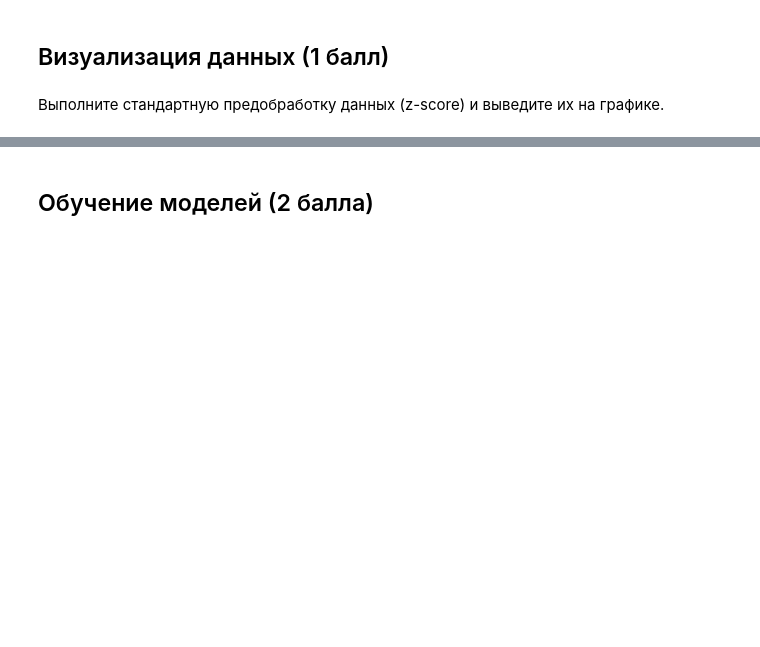
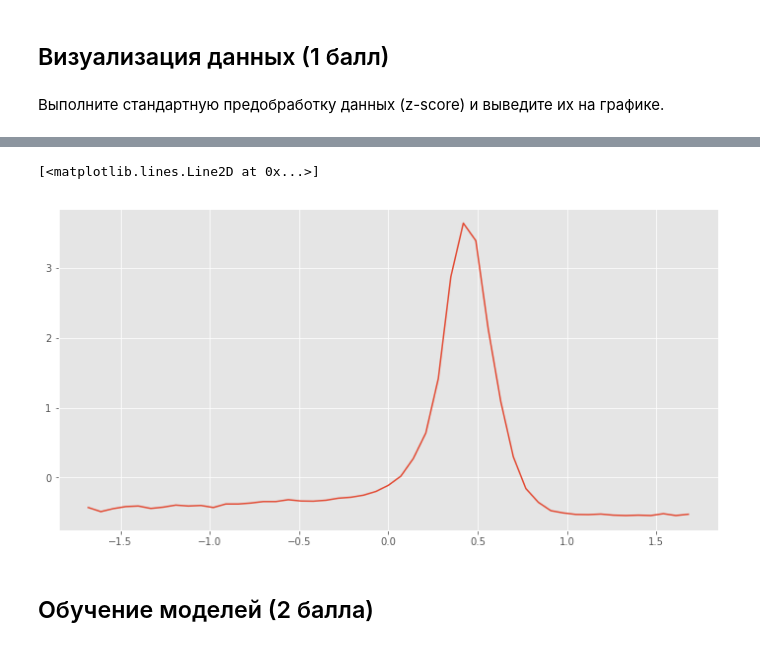
Before and after one commit to sergotail/homeworks, a Jupyter notebook: DM_1/hw5-svm/hw5-svm.ipynb, the cells around one changed output, grey strips where cells are left out. Cells and saved outputs as stored; diff of their text form; code cells hidden in the pictures; blank space fills up the shorter version.

```diff
--- a/DM_1/hw5-svm/hw5-svm.ipynb
+++ b/DM_1/hw5-svm/hw5-svm.ipynb
@@ -169,3 +181,8 @@ titanium_df_norm.head()
+# %%
+plt.plot(titanium_df_norm.x, titanium_df_norm.y, label='')
+# %% [output]
+[<matplotlib.lines.Line2D at 0x...>]
+[figure, added]
 # %% [markdown]
 ## Обучение моделей (2 балла)
 # %% [markdown]
```
Also changed, not shown: parts of 6 cells of this notebook.
